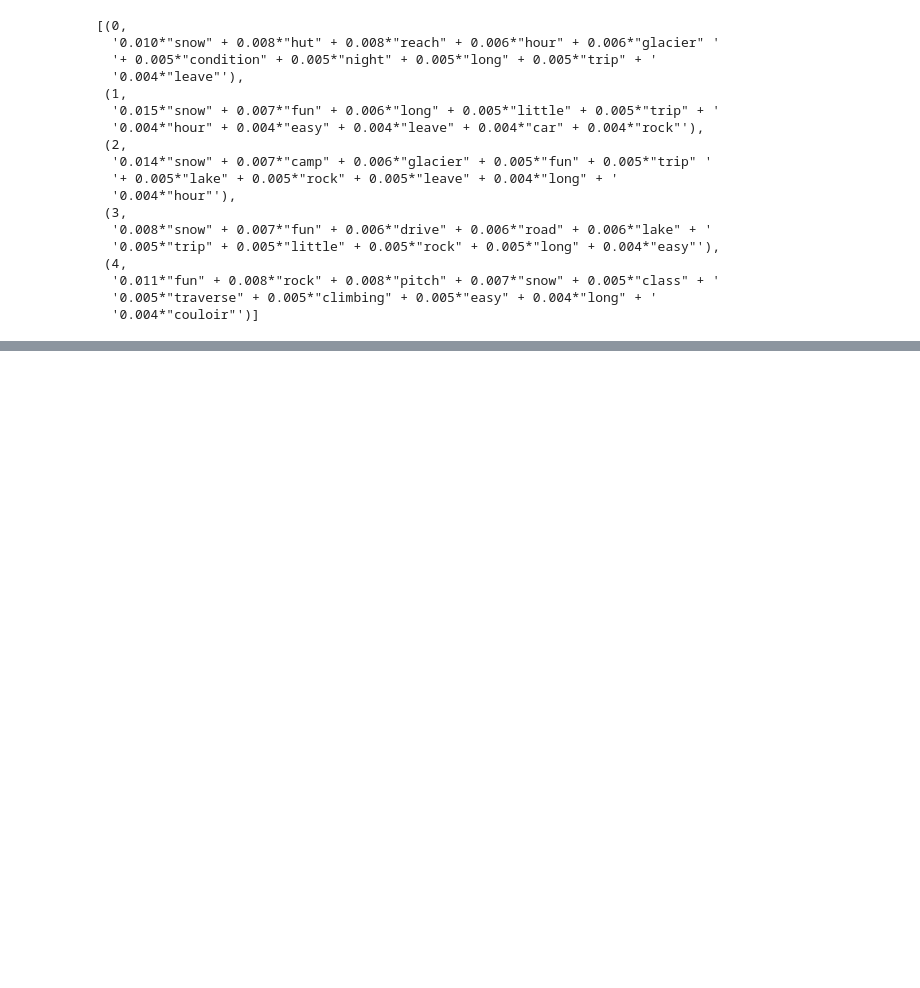
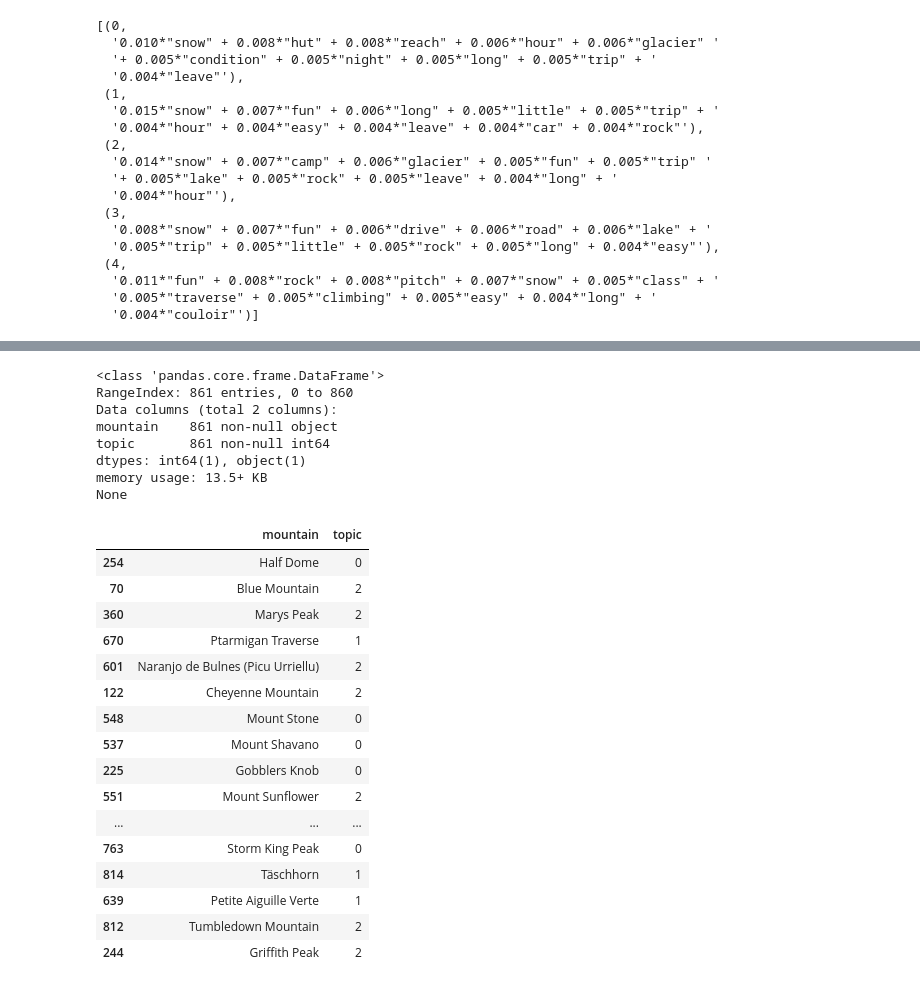
Before and after one commit to huangee/summit_post, a Jupyter notebook: 4_Topic_Modeling.ipynb, the cells around one changed output, grey strips where cells are left out. Cells and saved outputs as stored; diff of their text form; code cells hidden in the pictures; blank space fills up the shorter version.

```diff
--- a/4_Topic_Modeling.ipynb
+++ b/4_Topic_Modeling.ipynb
@@ -93,8 +93,8 @@ pprint(lda_model.print_topics())
 from gensim.utils import simple_preprocess
 from nltk.corpus import stopwords
 stop_words = stopwords.words('english')
-stop_words.extend(['climb','hike','mountain','peak','great','good','time','nice','beautiful','view','weather',
-                   'route','trail','ridge','go','way','get','take','start'])
+stop_words.extend(['climb','hike','mountain','peak','great','good','time','hour','nice','beautiful','view',
+                   'route','trail','ridge','go','way','get','take','start','trip','reach','weather'])
 
 def remove_stopwords(texts):
     return [[word for word in simple_preprocess(str(doc)) if word not in stop_words] for doc in texts]
@@ -151,0 +212,17 @@ pprint(lda_stop2.print_topics())
+# %%
+# testing the top topics for a couple mountains
+
+lda_stop3 = gensim.models.LdaModel.load('lda_stop3.model')
+
+mtn1 = lda_stop3.get_document_topics(corpus_stop[0]) # Owl's Head Mountain
+mtn1.sort(key=lambda x: x[1], reverse=True)
+
+mtn2 = lda_stop3.get_document_topics(corpus_stop[3]) # Aconcagua
+mtn2.sort(key=lambda x: x[1], reverse=True)
+
+mtn3 = lda_stop3.get_document_topics(corpus_stop[853]) # Y Mountain
+mtn3.sort(key=lambda x: x[1], reverse=True)
+
+print(f"Top topics for Owl's Head Mountain {mtn1}")
+print(f"Top topics for Aconcagua {mtn2}")
+print(f"Top topics for Y Mountain {mtn3}")
@@ -151,0 +258,10 @@ pprint(lda_stop2.print_topics())
+# %%
+dtm = pickle.load(open('dtm_combined.pkl','rb'))
+# %%
+tops = []
+for i in range(0,len(lda_stop3[corpus_stop])):
+    top_topics = lda_stop3.get_document_topics(corpus_stop[i])
+    top_topics.sort(key=lambda x: x[1], reverse=True)
+    tops.append(top_topics[0][0])
+
+tops[:10]
@@ -151,0 +284,30 @@ pprint(lda_stop2.print_topics())
+# %%
+df_mtn_topics = pd.DataFrame({'mountain': dtm.index, 'topic': tops})
+print(df_mtn_topics.info())
+df_mtn_topics.sample(20)
+# %% [output]
+<class 'pandas.core.frame.DataFrame'>
+RangeIndex: 861 entries, 0 to 860
+Data columns (total 2 columns):
+mountain    861 non-null object
+topic       861 non-null int64
+dtypes: int64(1), object(1)
+memory usage: 13.5+ KB
+None
+|  | mountain | topic |
+| 254 | Half Dome | 0 |
+| 70 | Blue Mountain | 2 |
+| 360 | Marys Peak | 2 |
+| 670 | Ptarmigan Traverse | 1 |
+| 601 | Naranjo de Bulnes (Picu Urriellu) | 2 |
+| 122 | Cheyenne Mountain | 2 |
+| 548 | Mount Stone | 0 |
+| 537 | Mount Shavano | 0 |
+| 225 | Gobblers Knob | 0 |
+| 551 | Mount Sunflower | 2 |
+| ... | ... | ... |
+| 763 | Storm King Peak | 0 |
+| 814 | Täschhorn | 1 |
+| 639 | Petite Aiguille Verte | 1 |
+| 812 | Tumbledown Mountain | 2 |
+| 244 | Griffith Peak | 2 |
```
Also changed, not shown: parts of 14 cells of this notebook, 12 other files.
